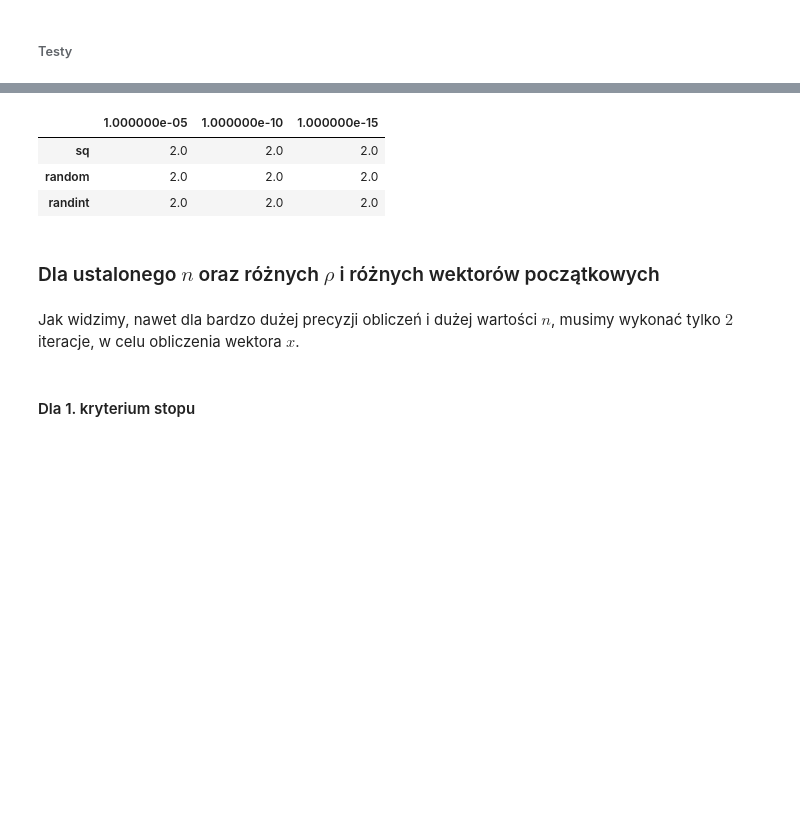
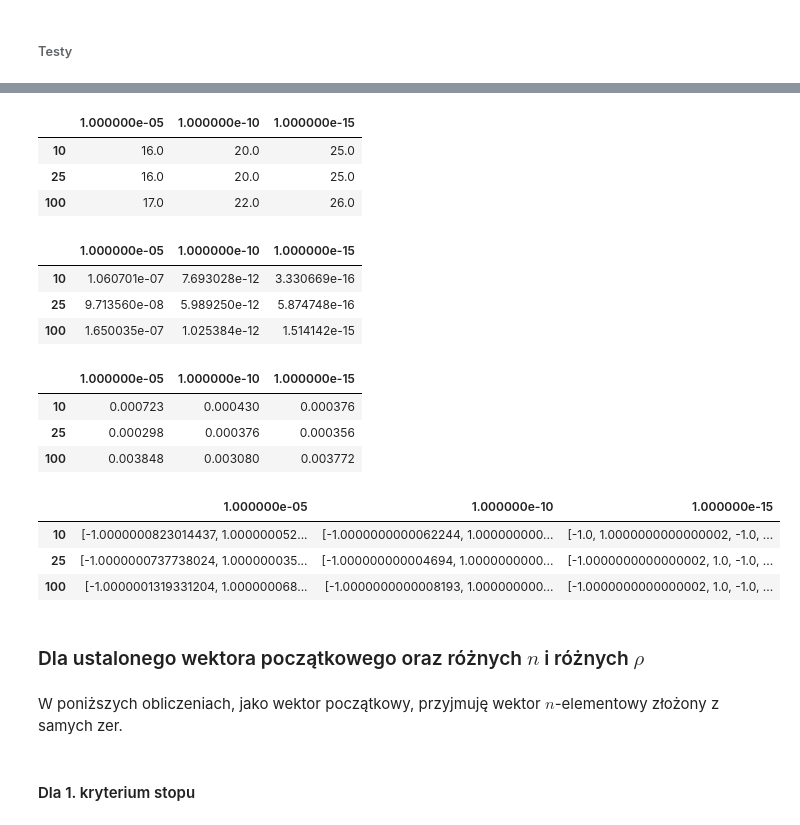
Before and after one commit to MatiPl01/Metody-Obliczeniowe-w-Nauce-i-Technice, a Jupyter notebook: 10. Laboratorium/MOwNiT - Rozwiązywanie układów równań liniowych metodami iteracyjnymi.ipynb, the cells around one changed output, grey strips where cells are left out. Saved outputs shown, nothing was run; the diff lists cells and outputs as text; code cells hidden in the pictures; blank space fills up the shorter version.

Commit message:
Almost done, need to add conclusions and check the impact of the initial vector

```diff
--- a/10. Laboratorium/MOwNiT - Rozwiązywanie układów równań liniowych metodami iteracyjnymi.ipynb
+++ b/10. Laboratorium/MOwNiT - Rozwiązywanie układów równań liniowych metodami iteracyjnymi.ipynb
@@ -237,2 +234,2 @@ Do wyznaczania błędów skorzystałem z normy maksimum, przy pomocy której wyz
 # %%
-max_err = lambda v1, v2: max(abs(v1 - v2))
+max_err = lambda x1, x2: np.linalg.norm(x1 - x2)
@@ -249,20 +254,18 @@ times = {}
 )
 def jacobi(A, b, start_vector, *, stop_criterion=progressive_difference, 𝜌=1e-6, dtype=np.float64, max_iters=1000):
     n = len(A)
+    D = np.diag(A)
+    R = A - np.diagflat(D)
     x_curr = start_vector
-    x_next = np.empty(n, dtype)
     iters = 0
 
-    print()
     while iters < max_iters:
+        x_next = (b - (R @ x_curr)) / D
         iters += 1
-        for i in range(n):
-            x_next[i] = 1 / A[i, i] * (b[i] - sum(A[i, j] * x_curr[j] for j in range(n) if j != i))
-
-        print(iters, max_err(x_curr, create_x_vector(n)))
-        if stop_criterion(A=A, b=b, x_curr=x_curr, x_next=x_next, 𝜌=𝜌): break
-        x_curr = x_next[:]
+        if stop_criterion(A=A, b=b, x_next=x_next, x_curr=x_curr, 𝜌=𝜌): break
+        x_curr = x_next
     else:
+        # Return infinity if the number of iterations exceeded max_iters
         iters = float('inf')
 
     return x_next, iters
@@ -271,12 +274,12 @@ def jacobi(A, b, start_vector, *, stop_criterion=progressive_difference, 𝜌=1e
 # %% [markdown]
 Jak możemy zauważyć, wybór wektora początkowego ma znikome znaczenie
 # %%
-n = 5
-A = create_matrix(fn, n, n)
+n = 10
+A = create_A_matrix(n)
 x_solution = create_x_vector(n)
 b = A @ x_solution
+x_start = np.array([0] * n)
 
-start_x = np.array([random.random() * 10e20 for _ in range(n)])
-x, iters = jacobi(A, b, start_x)
-start_x, x, iters
+x, iters = jacobi(A, b, x_start, stop_criterion=solution_difference)
+x_start, x, iters
 # %% [output]
@@ -332,11 +337,7 @@ def calculate(n_list, start_vector_fns, 𝜌_list, stop_criterion, dtype=np.floa
 ###### Testy
 # %%
 n_list = [10, 25, 100]
-start_vector_fns = {
-    'sq': lambda i: i ** 2,
-    'random': lambda i: random.random(),
-    'randint': lambda i: random.randint(-10e10, 10e10)
-}
+start_vector_fn = lambda i: random.randint(-10e10, 10e10)
 𝜌_list = [
     1e-5,
     1e-10,
@@ -344,5 +345,5 @@ start_vector_fns = {
 ]
 stop_criterion = progressive_difference
 
-results = calculate(n_list, start_vector_fns, 𝜌_list, stop_criterion)
+results = calculate(n_list, 𝜌_list, start_vector_fn, stop_criterion)
 # %% [output]
@@ -375,14 +351,35 @@ results[100]['start_vectors']
 # %%
-results[100]['iters']
+results['iters']
 # %% [output]
 |  | 1.000000e-05 | 1.000000e-10 | 1.000000e-15 |
-| sq | 2.0 | 2.0 | 2.0 |
-| random | 2.0 | 2.0 | 2.0 |
-| randint | 2.0 | 2.0 | 2.0 |
+| 10 | 16.0 | 20.0 | 25.0 |
+| 25 | 16.0 | 20.0 | 25.0 |
+| 100 | 17.0 | 22.0 | 26.0 |
+# %%
+results['errors']
+# %% [output]
+|  | 1.000000e-05 | 1.000000e-10 | 1.000000e-15 |
+| 10 | 1.060701e-07 | 7.693028e-12 | 3.330669e-16 |
+| 25 | 9.713560e-08 | 5.989250e-12 | 5.874748e-16 |
+| 100 | 1.650035e-07 | 1.025384e-12 | 1.514142e-15 |
+# %%
+results['times']
+# %% [output]
+|  | 1.000000e-05 | 1.000000e-10 | 1.000000e-15 |
+| 10 | 0.000723 | 0.000430 | 0.000376 |
+| 25 | 0.000298 | 0.000376 | 0.000356 |
+| 100 | 0.003848 | 0.003080 | 0.003772 |
+# %%
+results['vectors']
+# %% [output]
+|  | 1.000000e-05 | 1.000000e-10 | 1.000000e-15 |
+| 10 | [-1.0000000823014437, 1.000000052... | [-1.0000000000062244, 1.000000000... | [-1.0, 1.0000000000000002, -1.0, ... |
+| 25 | [-1.0000000737738024, 1.000000035... | [-1.000000000004694, 1.0000000000... | [-1.0000000000000002, 1.0, -1.0, ... |
+| 100 | [-1.0000001319331204, 1.000000068... | [-1.0000000000008193, 1.000000000... | [-1.0000000000000002, 1.0, -1.0, ... |
 # %% [markdown]
-### Dla ustalonego $n$ oraz różnych $\rho$ i różnych wektorów początkowych
+### Dla ustalonego wektora początkowego oraz różnych $n$ i różnych $\rho$
 # %% [markdown]
-Jak widzimy, nawet dla bardzo dużej precyzji obliczeń i dużej wartości $n$, musimy wykonać tylko $2$ iteracje, w celu obliczenia wektora $x$.
+W poniższych obliczeniach, jako wektor początkowy, przyjmuję wektor $n$-elementowy złożony z samych zer.
 # %% [markdown]
 #### Dla 1. kryterium stopu
 # %%
```
Also changed, not shown: parts of 101 cells of this notebook, 8 other files.
